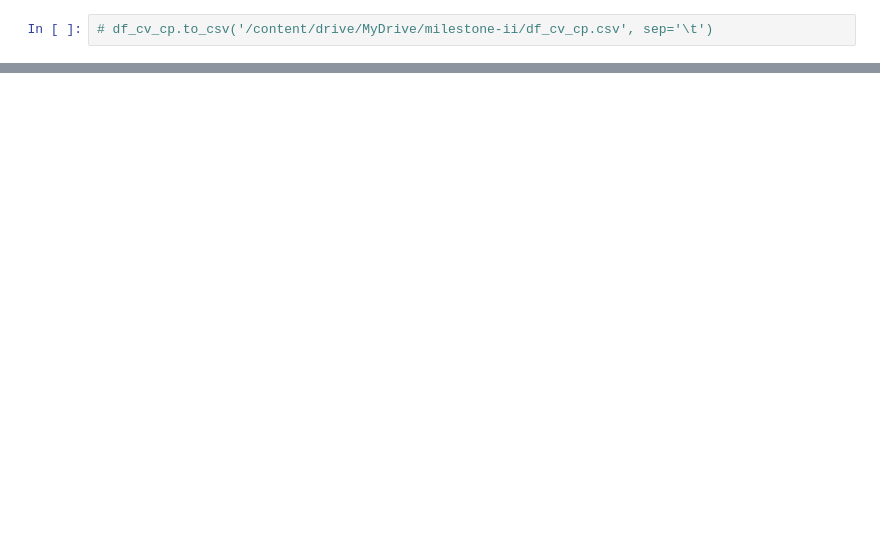
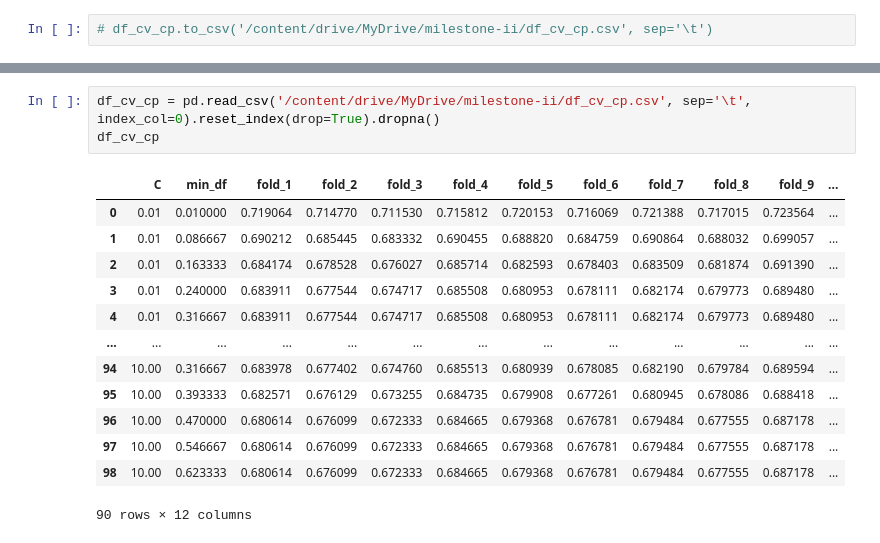
Before and after one commit to Tstrebe2/predicting-text-difficulty, a Jupyter notebook: sensitivity-analysis.ipynb, the cells around one changed output, grey strips where cells are left out. Saved outputs shown, nothing was run; the diff lists cells and outputs as text; blank space fills up the shorter version.

```diff
--- a/sensitivity-analysis.ipynb
+++ b/sensitivity-analysis.ipynb
@@ -174,0 +185,17 @@ df_cv_cp
+# %%
+df_cv_cp = pd.read_csv('/content/drive/MyDrive/milestone-ii/df_cv_cp.csv', sep='\t', index_col=0).reset_index(drop=True).dropna()
+df_cv_cp
+# %% [output]
+|  | C | min_df | fold_1 | fold_2 | fold_3 | fold_4 | fold_5 | fold_6 | fold_7 | fold_8 | fold_9 | ... |
+| 0 | 0.01 | 0.010000 | 0.719064 | 0.714770 | 0.711530 | 0.715812 | 0.720153 | 0.716069 | 0.721388 | 0.717015 | 0.723564 | ... |
+| 1 | 0.01 | 0.086667 | 0.690212 | 0.685445 | 0.683332 | 0.690455 | 0.688820 | 0.684759 | 0.690864 | 0.688032 | 0.699057 | ... |
+| 2 | 0.01 | 0.163333 | 0.684174 | 0.678528 | 0.676027 | 0.685714 | 0.682593 | 0.678403 | 0.683509 | 0.681874 | 0.691390 | ... |
+| 3 | 0.01 | 0.240000 | 0.683911 | 0.677544 | 0.674717 | 0.685508 | 0.680953 | 0.678111 | 0.682174 | 0.679773 | 0.689480 | ... |
+| 4 | 0.01 | 0.316667 | 0.683911 | 0.677544 | 0.674717 | 0.685508 | 0.680953 | 0.678111 | 0.682174 | 0.679773 | 0.689480 | ... |
+| ... | ... | ... | ... | ... | ... | ... | ... | ... | ... | ... | ... | ... |
+| 94 | 10.00 | 0.316667 | 0.683978 | 0.677402 | 0.674760 | 0.685513 | 0.680939 | 0.678085 | 0.682190 | 0.679784 | 0.689594 | ... |
+| 95 | 10.00 | 0.393333 | 0.682571 | 0.676129 | 0.673255 | 0.684735 | 0.679908 | 0.677261 | 0.680945 | 0.678086 | 0.688418 | ... |
+| 96 | 10.00 | 0.470000 | 0.680614 | 0.676099 | 0.672333 | 0.684665 | 0.679368 | 0.676781 | 0.679484 | 0.677555 | 0.687178 | ... |
+| 97 | 10.00 | 0.546667 | 0.680614 | 0.676099 | 0.672333 | 0.684665 | 0.679368 | 0.676781 | 0.679484 | 0.677555 | 0.687178 | ... |
+| 98 | 10.00 | 0.623333 | 0.680614 | 0.676099 | 0.672333 | 0.684665 | 0.679368 | 0.676781 | 0.679484 | 0.677555 | 0.687178 | ... |
+90 rows × 12 columns
```
Also changed, not shown: parts of 13 cells of this notebook.
